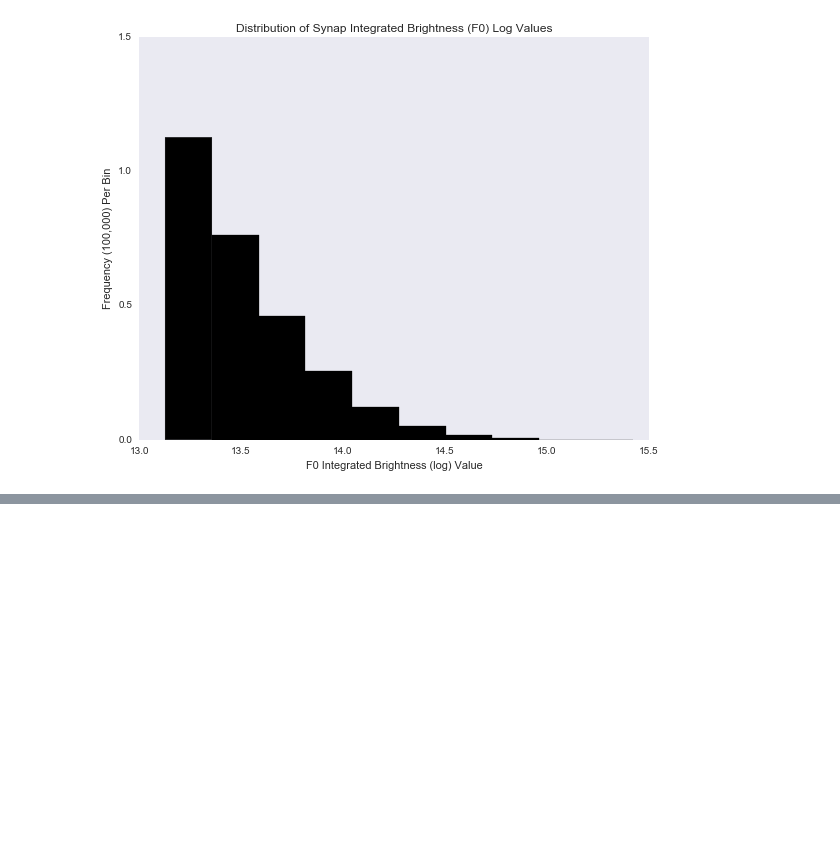
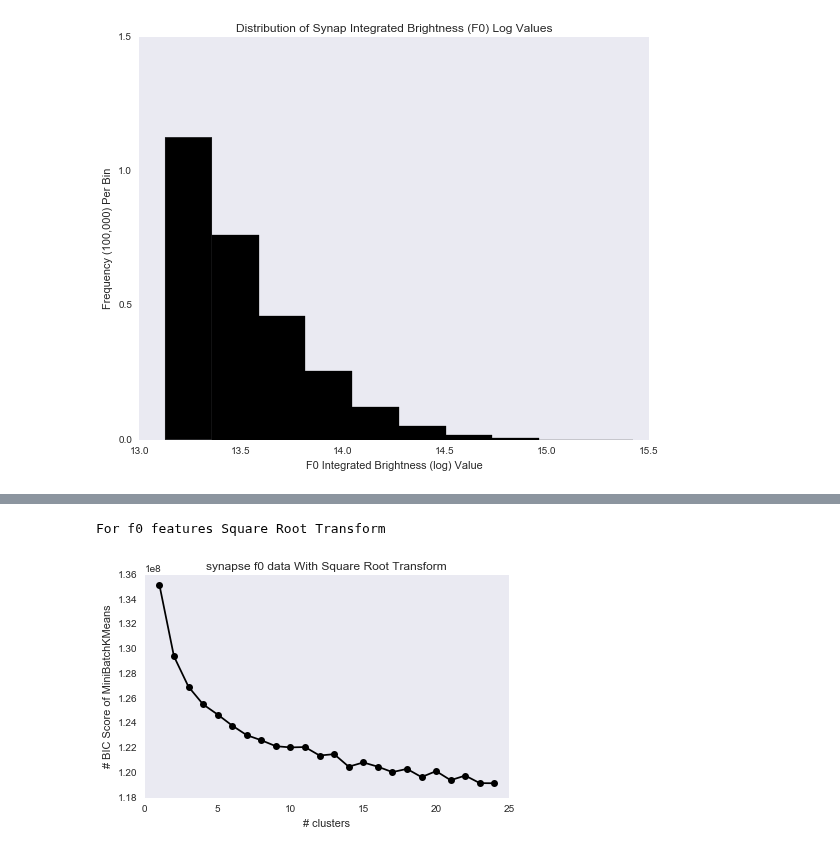
Before and after one commit to Upward-Spiral-Science/the-vat, a Jupyter notebook: New Exploring/exploratory analysis.ipynb, the cells around one changed output, grey strips where cells are left out. Cells and saved outputs as stored; diff of their text form; code cells hidden in the pictures; blank space fills up the shorter version.

```diff
--- a/New Exploring/exploratory analysis.ipynb
+++ b/New Exploring/exploratory analysis.ipynb
@@ -373,0 +422,25 @@ print channel[0:len(channel_inhib_excit)]
+# %%
+data = np.load('../data/synapse_f0_features_sqrt.npy')
+X = data  # extract only the features
+X = X[:,inhib_excit_indices]
+
+ks = range(1,25)
+# run n times kmeans and save each result in the KMeans object
+KMeans = [cluster.MiniBatchKMeans(n_clusters = i, init="k-means++").fit(X) for i in ks]
+
+# now run for each cluster the BIC computation
+BIC = [-compute_bic(kmeansi,X) for kmeansi in KMeans]
+
+plt.plot(ks,BIC,'k-o')
+ax=plt.gca()
+plt.title("synapse f0 data With Square Root Transform")
+plt.xlabel("# clusters")
+plt.ylabel("# BIC Score of MiniBatchKMeans")
+ax.grid(False)
+plt.tight_layout()
+
+
+print "For f0 features Square Root Transform"
+# %% [output]
+For f0 features Square Root Transform
+[figure, added]
```
Also changed, not shown: parts of 13 cells of this notebook, 1 other file.
